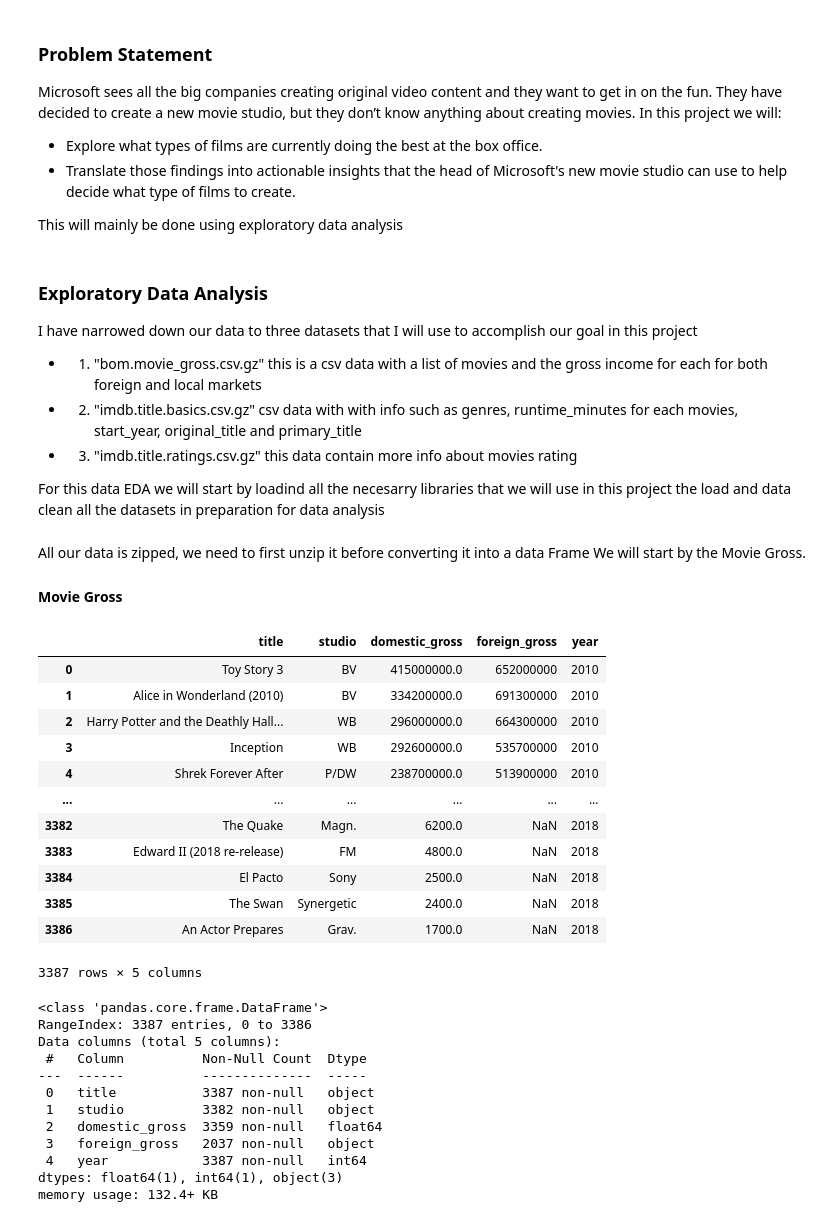
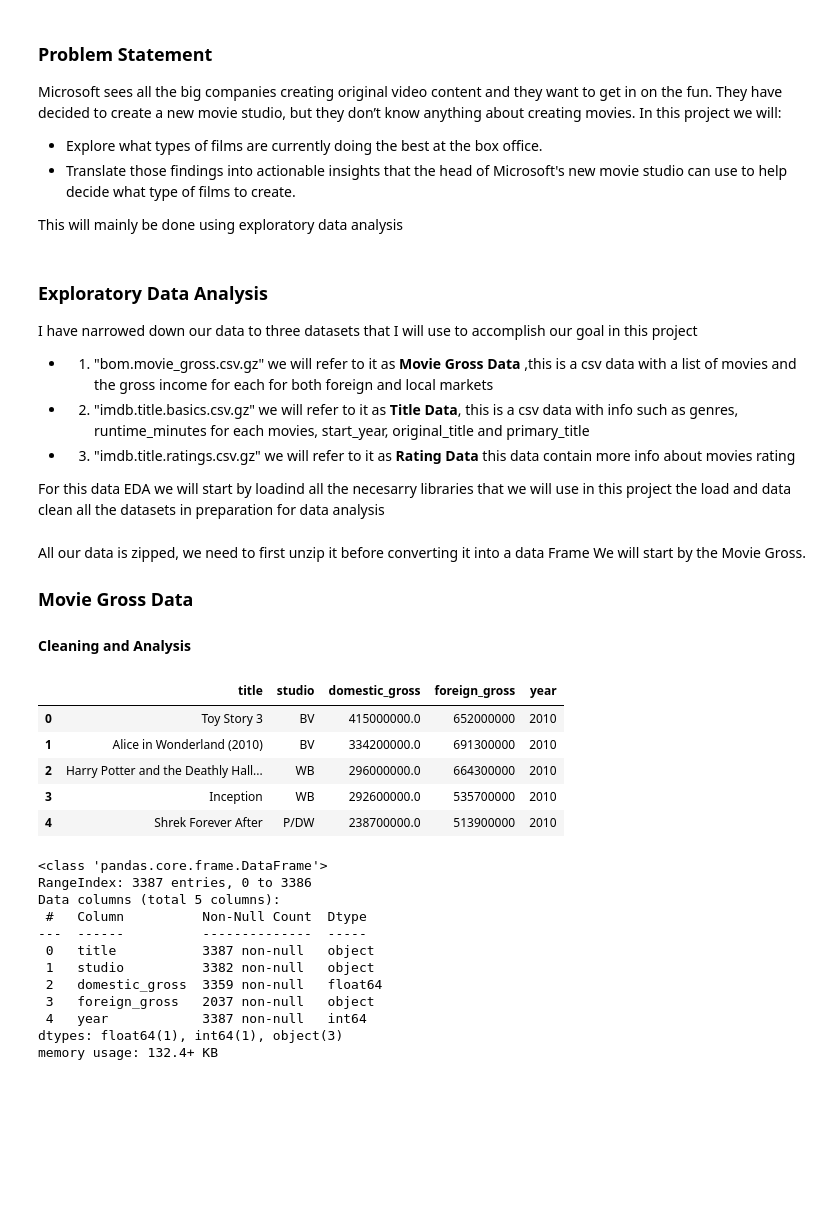
Before and after one commit to PeterMuthoma/Phase1_Project, a Jupyter notebook: student.ipynb, the cells around one changed output. Cells and saved outputs as stored; diff of their text form; code cells hidden in the pictures; blank space fills up the shorter version.

```diff
--- a/student.ipynb
+++ b/student.ipynb
@@ -18,9 +18,9 @@ This will mainly be done using exploratory data analysis
 # %% [markdown]
 ### Exploratory Data Analysis
 I have narrowed down our data to three datasets that I will use to accomplish our goal in this project
-* 1. "bom.movie_gross.csv.gz" this is a csv data with a list of movies and the gross income for each for both foreign and local markets
-* 2.  "imdb.title.basics.csv.gz" csv data with with info such as genres, runtime_minutes for each movies, start_year, original_title and primary_title
-* 3. "imdb.title.ratings.csv.gz" this data contain more info about movies rating
+* 1. "bom.movie_gross.csv.gz" we will refer to it as **Movie Gross Data** ,this is a csv data with a list of movies and the gross income for each for both foreign and local markets
+* 2.  "imdb.title.basics.csv.gz" we will refer to it as **Title Data**, this is a csv data with info such as genres, runtime_minutes for each movies, start_year, original_title and primary_title
+* 3. "imdb.title.ratings.csv.gz" we will refer to it as **Rating Data** this data contain more info about movies rating
 
 For this data EDA we will start by loadind all the necesarry libraries that we will use in this project the load and data clean all the datasets in preparation for data analysis
 # %%
@@ -34,27 +34,21 @@ import seaborn as sns
 All our data is zipped, we need to first unzip it before converting it into a data Frame
 We will start by the Movie Gross.
 
-#### Movie Gross
+### Movie Gross Data
+#### Cleaning and Analysis
 # %%
 #opening the zipped movie gross and creating a dataframe
 with gzip.open('bom.movie_gross.csv.gz', 'rb') as f:
     df_Movie_gross = pd.read_csv(f)
 
-df_Movie_gross
+df_Movie_gross.head(5)
 # %% [output]
 |  | title | studio | domestic_gross | foreign_gross | year |
 | 0 | Toy Story 3 | BV | 415000000.0 | 652000000 | 2010 |
 | 1 | Alice in Wonderland (2010) | BV | 334200000.0 | 691300000 | 2010 |
 | 2 | Harry Potter and the Deathly Hall... | WB | 296000000.0 | 664300000 | 2010 |
 | 3 | Inception | WB | 292600000.0 | 535700000 | 2010 |
 | 4 | Shrek Forever After | P/DW | 238700000.0 | 513900000 | 2010 |
-| ... | ... | ... | ... | ... | ... |
-| 3382 | The Quake | Magn. | 6200.0 | NaN | 2018 |
-| 3383 | Edward II (2018 re-release) | FM | 4800.0 | NaN | 2018 |
-| 3384 | El Pacto | Sony | 2500.0 | NaN | 2018 |
-| 3385 | The Swan | Synergetic | 2400.0 | NaN | 2018 |
-| 3386 | An Actor Prepares | Grav. | 1700.0 | NaN | 2018 |
-3387 rows × 5 columns
 # %%
 #checking more info about movie gross data
 df_Movie_gross.info()
```
Also changed, not shown: parts of 53 cells of this notebook.
